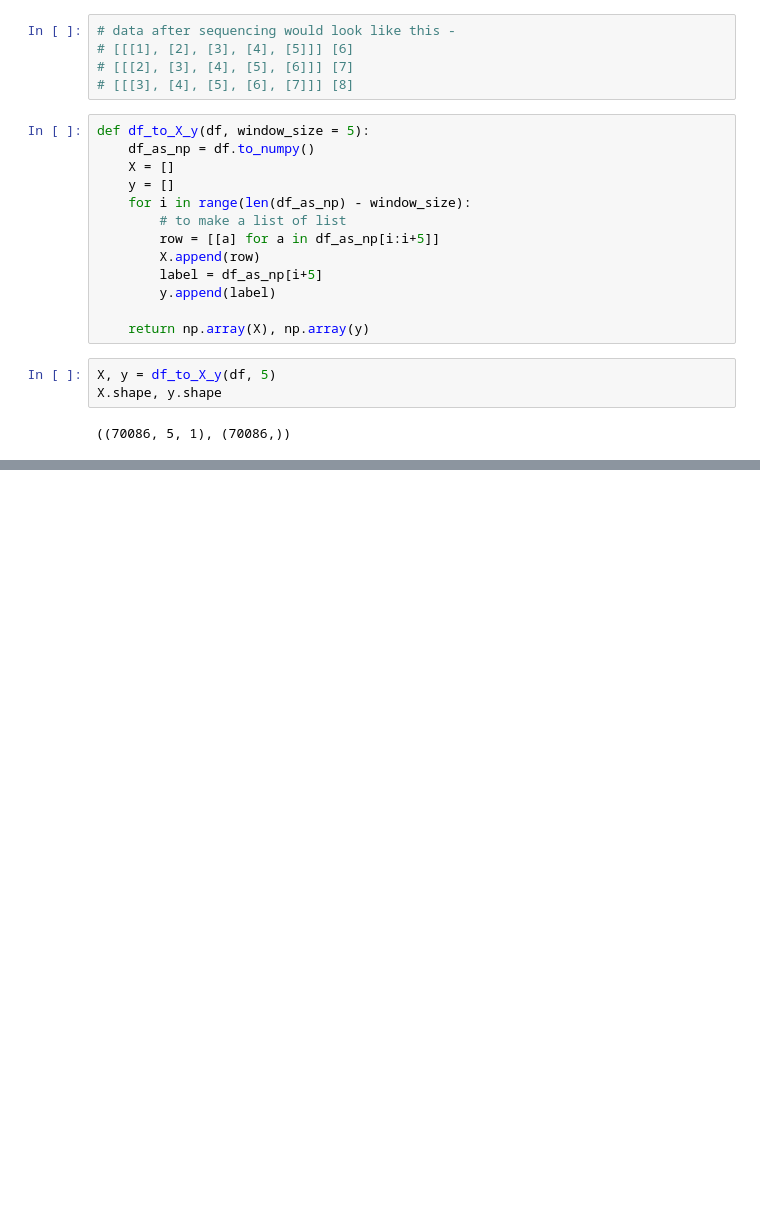
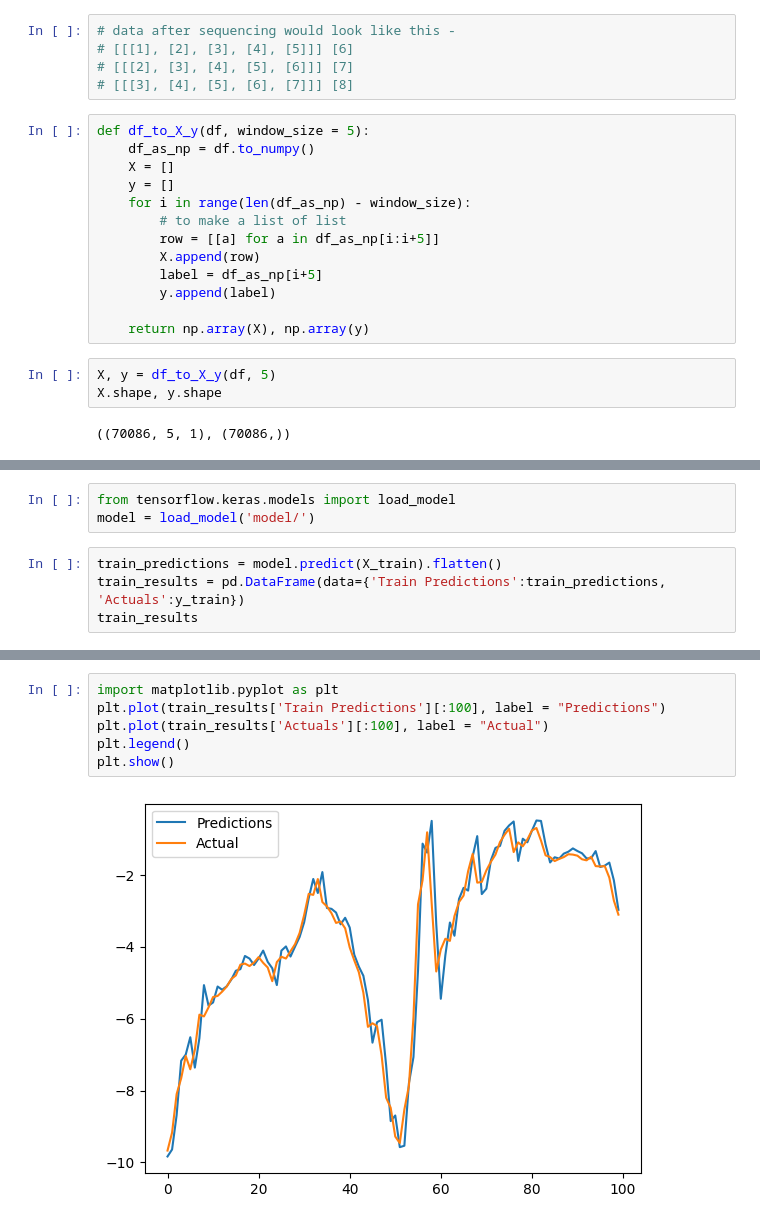
Before and after one commit to Adnan525/sc_a1, a Jupyter notebook: lstm.ipynb, the cells around one changed output, grey strips where cells are left out. Drawn from its saved outputs; the diff is of its cells as text; blank space fills up the shorter version.

```diff
--- a/lstm.ipynb
+++ b/lstm.ipynb
@@ -84,0 +204,7 @@ X.shape, y.shape
+# %%
+from tensorflow.keras.models import load_model
+model = load_model('model/')
+# %%
+train_predictions = model.predict(X_train).flatten()
+train_results = pd.DataFrame(data={'Train Predictions':train_predictions, 'Actuals':y_train})
+train_results
@@ -84,0 +226,8 @@ X.shape, y.shape
+# %%
+import matplotlib.pyplot as plt
+plt.plot(train_results['Train Predictions'][:100], label = "Predictions")
+plt.plot(train_results['Actuals'][:100], label = "Actual")
+plt.legend()
+plt.show()
+# %% [output]
+[figure, added]
```
Also changed, not shown: parts of 7 cells of this notebook, 5 other files.
